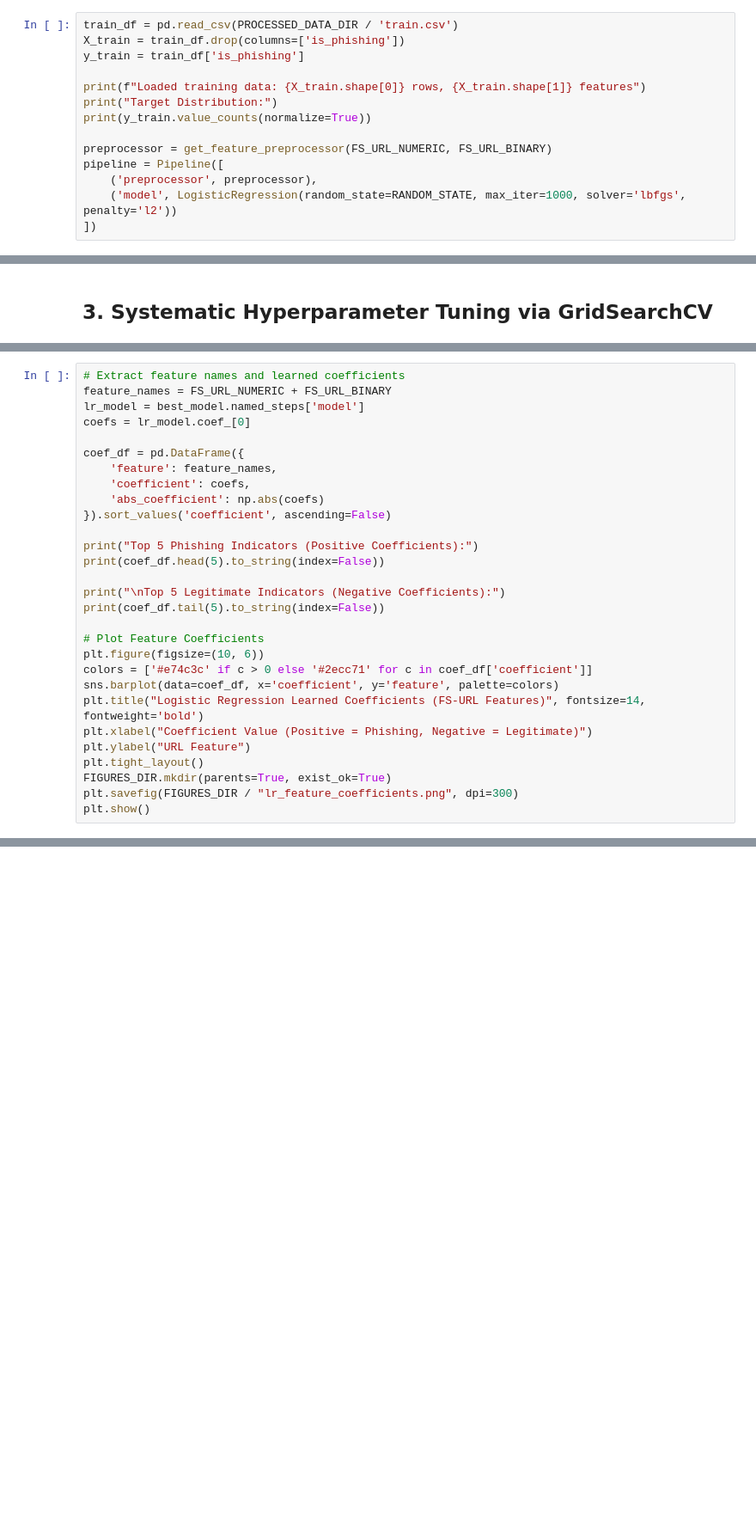
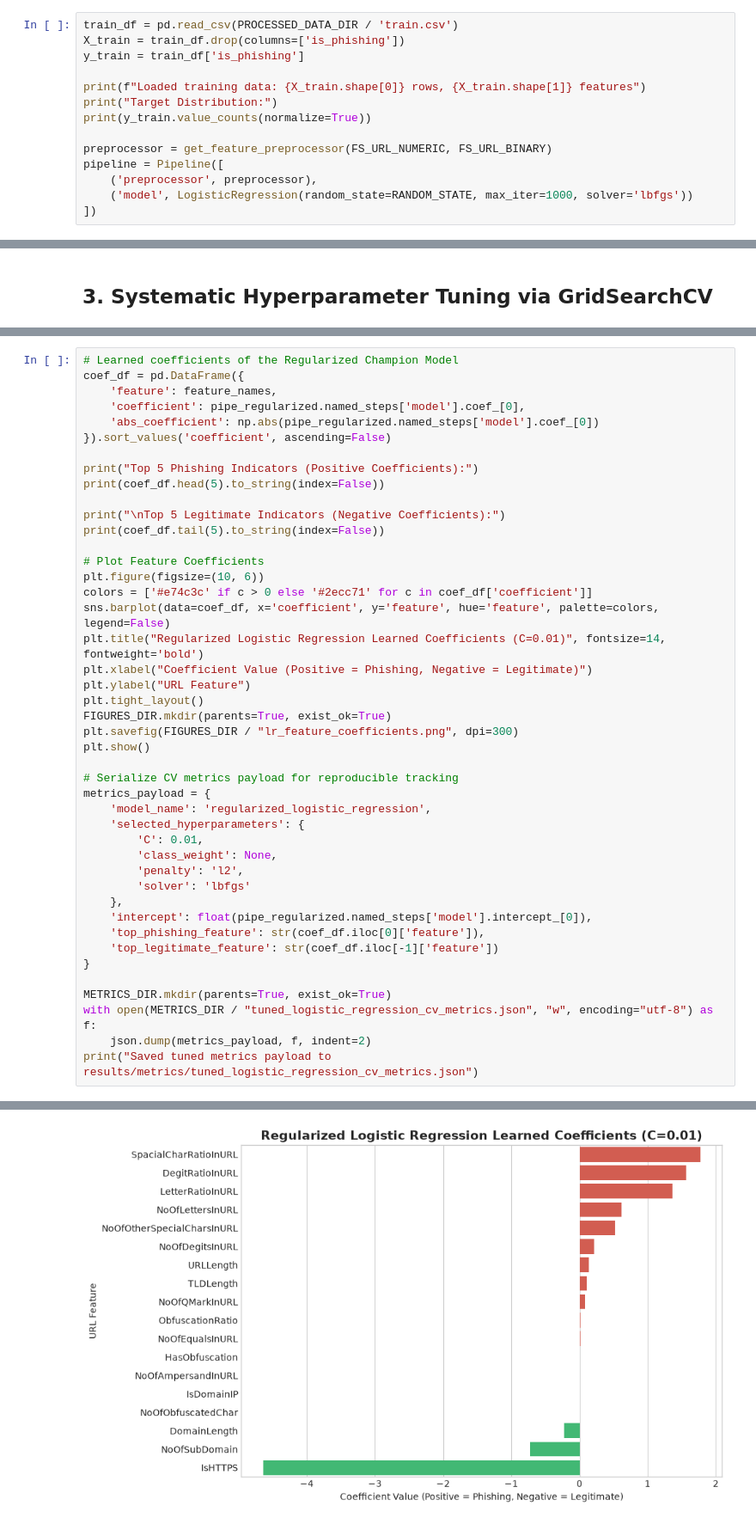
Before and after one commit to Urvi-Ladhani/PhishGuard, a Jupyter notebook: notebooks/05_logistic_regression.ipynb, the cells around one changed output, grey strips where cells are left out. Shown at 86% size. Cells and saved outputs as stored; diff of their text form; blank space fills up the shorter version.

```diff
--- a/notebooks/05_logistic_regression.ipynb
+++ b/notebooks/05_logistic_regression.ipynb
@@ -49,7 +50,7 @@ print(y_train.value_counts(normalize=True))
 preprocessor = get_feature_preprocessor(FS_URL_NUMERIC, FS_URL_BINARY)
 pipeline = Pipeline([
     ('preprocessor', preprocessor),
-    ('model', LogisticRegression(random_state=RANDOM_STATE, max_iter=1000, solver='lbfgs', penalty='l2'))
+    ('model', LogisticRegression(random_state=RANDOM_STATE, max_iter=1000, solver='lbfgs'))
 ])
 # %% [output]
 Loaded training data: 23991 rows, 18 features
@@ -110,13 +167,9 @@ Best CV ROC-AUC:   0.9968 +/- 0.0007
 # %%
-# Extract feature names and learned coefficients
-feature_names = FS_URL_NUMERIC + FS_URL_BINARY
-lr_model = best_model.named_steps['model']
-coefs = lr_model.coef_[0]
-
+# Learned coefficients of the Regularized Champion Model
 coef_df = pd.DataFrame({
     'feature': feature_names,
-    'coefficient': coefs,
-    'abs_coefficient': np.abs(coefs)
+    'coefficient': pipe_regularized.named_steps['model'].coef_[0],
+    'abs_coefficient': np.abs(pipe_regularized.named_steps['model'].coef_[0])
 }).sort_values('coefficient', ascending=False)
 
 print("Top 5 Phishing Indicators (Positive Coefficients):")
@@ -128,14 +181,33 @@ print(coef_df.tail(5).to_string(index=False))
 # Plot Feature Coefficients
 plt.figure(figsize=(10, 6))
 colors = ['#e74c3c' if c > 0 else '#2ecc71' for c in coef_df['coefficient']]
-sns.barplot(data=coef_df, x='coefficient', y='feature', palette=colors)
-plt.title("Logistic Regression Learned Coefficients (FS-URL Features)", fontsize=14, fontweight='bold')
+sns.barplot(data=coef_df, x='coefficient', y='feature', hue='feature', palette=colors, legend=False)
+plt.title("Regularized Logistic Regression Learned Coefficients (C=0.01)", fontsize=14, fontweight='bold')
 plt.xlabel("Coefficient Value (Positive = Phishing, Negative = Legitimate)")
 plt.ylabel("URL Feature")
 plt.tight_layout()
 FIGURES_DIR.mkdir(parents=True, exist_ok=True)
 plt.savefig(FIGURES_DIR / "lr_feature_coefficients.png", dpi=300)
 plt.show()
+
+# Serialize CV metrics payload for reproducible tracking
+metrics_payload = {
+    'model_name': 'regularized_logistic_regression',
+    'selected_hyperparameters': {
+        'C': 0.01,
+        'class_weight': None,
+        'penalty': 'l2',
+        'solver': 'lbfgs'
+    },
+    'intercept': float(pipe_regularized.named_steps['model'].intercept_[0]),
+    'top_phishing_feature': str(coef_df.iloc[0]['feature']),
+    'top_legitimate_feature': str(coef_df.iloc[-1]['feature'])
+}
+
+METRICS_DIR.mkdir(parents=True, exist_ok=True)
+with open(METRICS_DIR / "tuned_logistic_regression_cv_metrics.json", "w", encoding="utf-8") as f:
+    json.dump(metrics_payload, f, indent=2)
+print("Saved tuned metrics payload to results/metrics/tuned_logistic_regression_cv_metrics.json")
 # %% [output]
 Top 5 Phishing Indicators (Positive Coefficients):
                    feature  coefficient  abs_coefficient
@@ -154,0 +227 @@ NoOfAmpersandInURL    -0.450953         0.450953
+[figure, new version]
```
Also changed, not shown: parts of 10 cells of this notebook, 30 other files.
